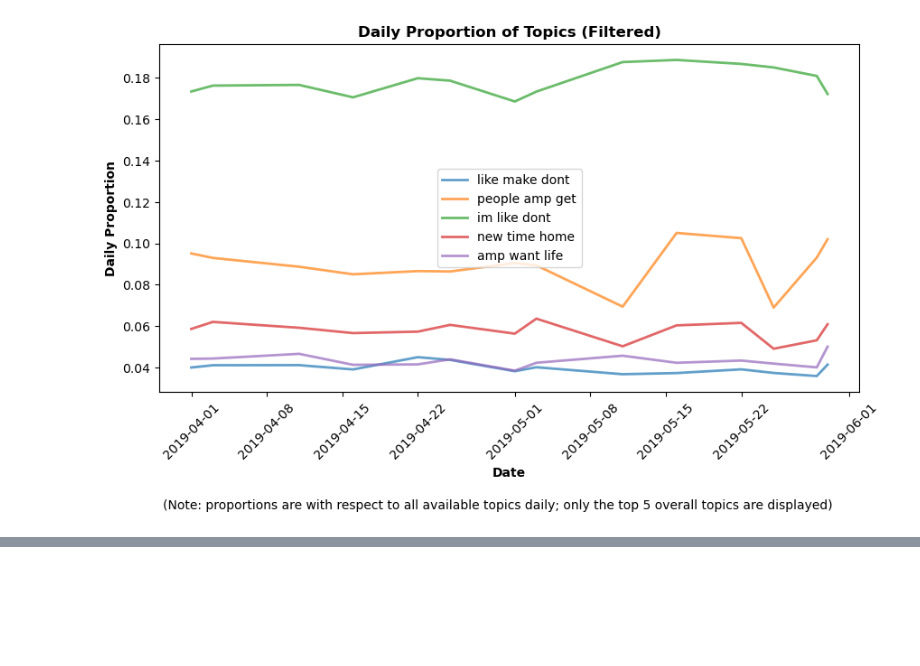
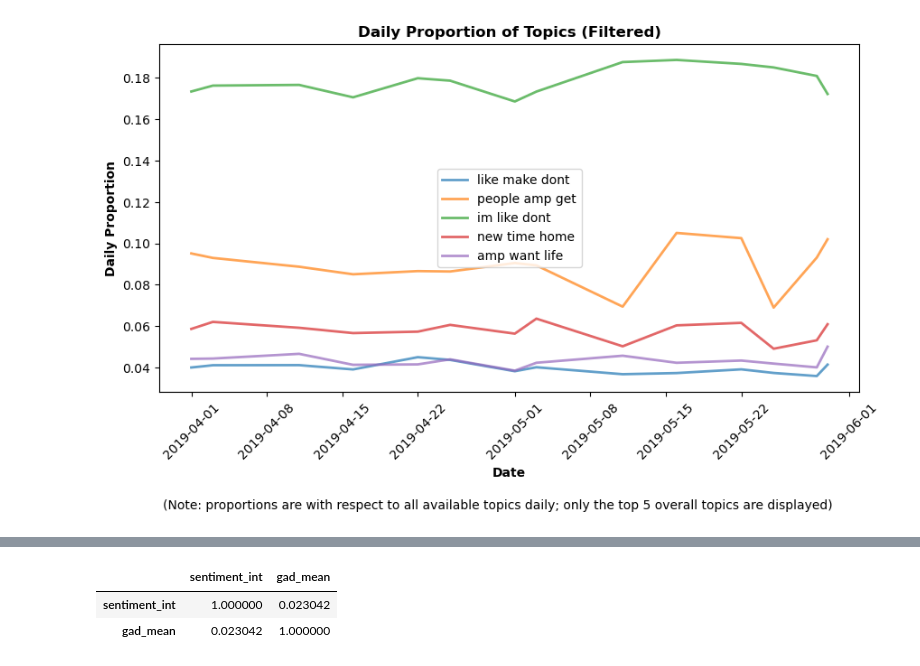
Before and after one commit to tomzhang255/AC221_Project, a Jupyter notebook: stat_analysis.ipynb, the cells around one changed output, grey strips where cells are left out. Cells and saved outputs as stored; diff of their text form; code cells hidden in the pictures; blank space fills up the shorter version.

```diff
--- a/stat_analysis.ipynb
+++ b/stat_analysis.ipynb
@@ -298,0 +315,6 @@ plot_daily_prop_topics(df_filtered, df_type='filtered')
+# %%
+df_filtered.loc[:, ['sentiment_int', 'gad_mean']].corr()
+# %% [output]
+|  | sentiment_int | gad_mean |
+| sentiment_int | 1.000000 | 0.023042 |
+| gad_mean | 0.023042 | 1.000000 |
```
Also changed, not shown: parts of 10 cells of this notebook, 13 other files.
